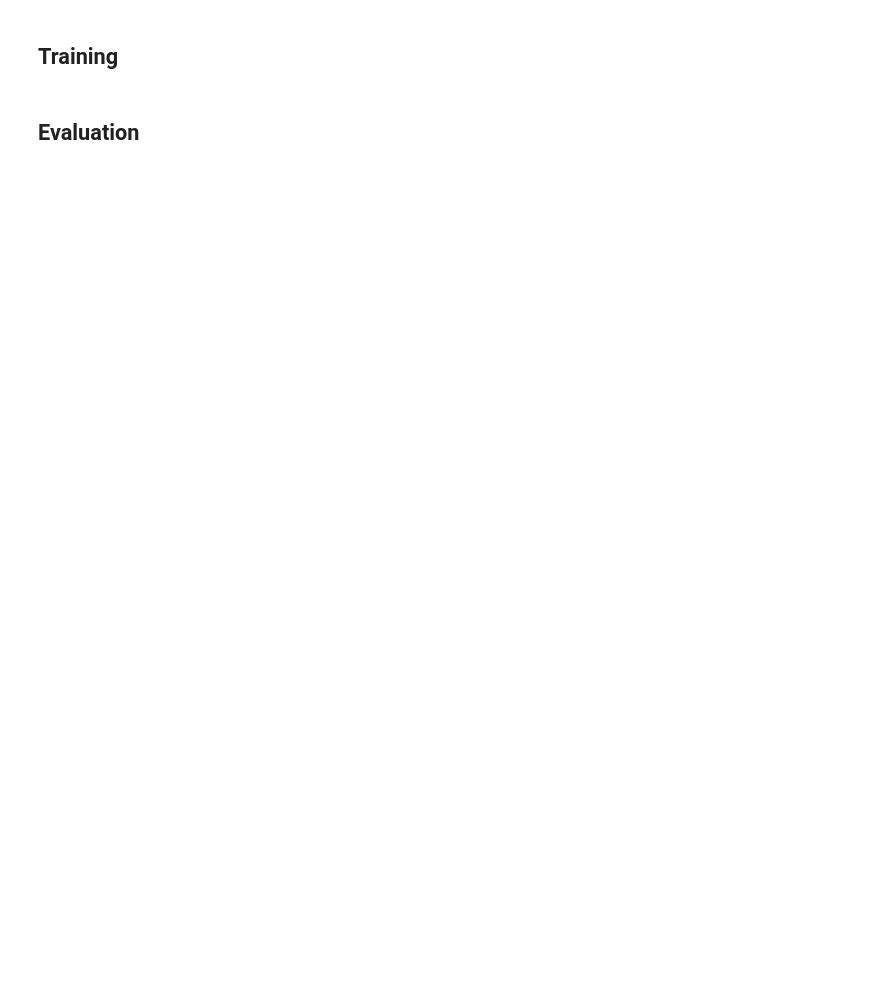
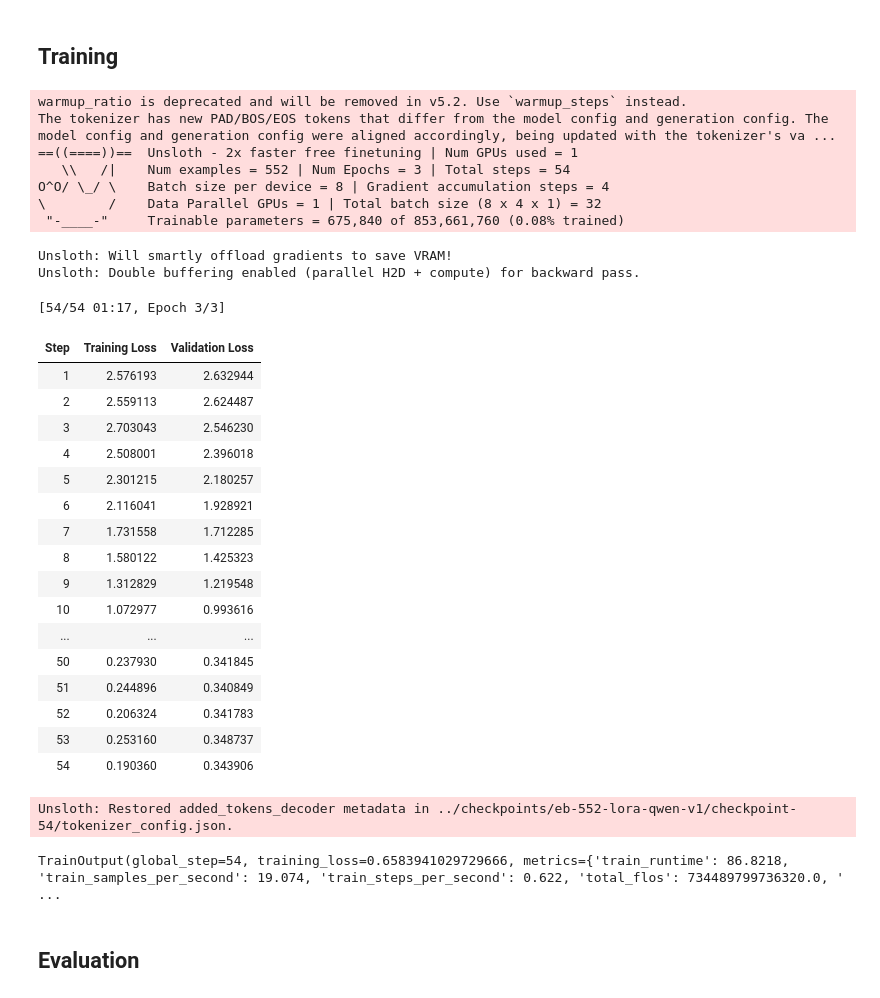
Before and after one commit to mkPuzon/local-llm-fine-tuning, a Jupyter notebook: notebooks/fine-tune.ipynb, the cells around one changed output. Cells and saved outputs as stored; diff of their text form; code cells hidden in the pictures; blank space fills up the shorter version.

```diff
--- a/notebooks/fine-tune.ipynb
+++ b/notebooks/fine-tune.ipynb
@@ -275,0 +261,20 @@ LoRA dtype: BF16
+# %%
+from collections import Counter
+
+# format dataset with only 'prompt' and 'completion' collumns
+formatted_train = dataset["train"].map(
+    formatting_func,
+    remove_columns=dataset["train"].column_names
+    )
+formatted_val = dataset["validation"].map(
+    formatting_func,
+    remove_columns=dataset["validation"].column_names
+    )
+formatted_test = dataset["test"].map(
+    formatting_func,
+    remove_columns=dataset["test"].column_names
+    )
+
+print(Counter(formatted_train["completion"]))
+print(Counter(formatted_val["completion"]))
+print(Counter(formatted_test["completion"]))
@@ -276,4 +311,60 @@ LoRA dtype: BF16
 # %% [markdown]
 ## Training
+# %%
+trainer = SFTTrainer(
+    model=model,
+    train_dataset=formatted_train,
+    eval_dataset=formatted_val,
+    processing_class=tokenizer,
+
+    args=SFTConfig(
+        max_seq_length=max_seq_length,
+        completion_only_loss=True,
+        per_device_train_batch_size=8,
+
+        eval_strategy="steps",
+        gradient_accumulation_steps=4,
+        warmup_ratio=0.05,
+        num_train_epochs=3,
+        optim="adamw_8bit",
+
+        seed=8,
+        dataset_num_proc=1,
+
+        output_dir=f"../checkpoints/{model_name}",
+        logging_steps=1,
+    ),
+)
+trainer.train()
+# %% [output]
+warmup_ratio is deprecated and will be removed in v5.2. Use `warmup_steps` instead.
+The tokenizer has new PAD/BOS/EOS tokens that differ from the model config and generation config. The model config and generation config were aligned accordingly, being updated with the tokenizer's va ...
+==((====))==  Unsloth - 2x faster free finetuning | Num GPUs used = 1
+   \\   /|    Num examples = 552 | Num Epochs = 3 | Total steps = 54
+O^O/ \_/ \    Batch size per device = 8 | Gradient accumulation steps = 4
+\        /    Data Parallel GPUs = 1 | Total batch size (8 x 4 x 1) = 32
+ "-____-"     Trainable parameters = 675,840 of 853,661,760 (0.08% trained)
+Unsloth: Will smartly offload gradients to save VRAM!
+Unsloth: Double buffering enabled (parallel H2D + compute) for backward pass.
+[54/54 01:17, Epoch 3/3]
+| Step | Training Loss | Validation Loss |
+| 1 | 2.576193 | 2.632944 |
+| 2 | 2.559113 | 2.624487 |
+| 3 | 2.703043 | 2.546230 |
+| 4 | 2.508001 | 2.396018 |
+| 5 | 2.301215 | 2.180257 |
+| 6 | 2.116041 | 1.928921 |
+| 7 | 1.731558 | 1.712285 |
+| 8 | 1.580122 | 1.425323 |
+| 9 | 1.312829 | 1.219548 |
+| 10 | 1.072977 | 0.993616 |
+| ... | ... | ... |
+| 50 | 0.237930 | 0.341845 |
+| 51 | 0.244896 | 0.340849 |
+| 52 | 0.206324 | 0.341783 |
+| 53 | 0.253160 | 0.348737 |
+| 54 | 0.190360 | 0.343906 |
+Unsloth: Restored added_tokens_decoder metadata in ../checkpoints/eb-552-lora-qwen-v1/checkpoint-54/tokenizer_config.json.
+TrainOutput(global_step=54, training_loss=0.6583941029729666, metrics={'train_runtime': 86.8218, 'train_samples_per_second': 19.074, 'train_steps_per_second': 0.622, 'total_flos': 734489799736320.0, ' ...
 # %% [markdown]
 ## Evaluation
```
Also changed, not shown: parts of 15 cells of this notebook, 7 other files.
